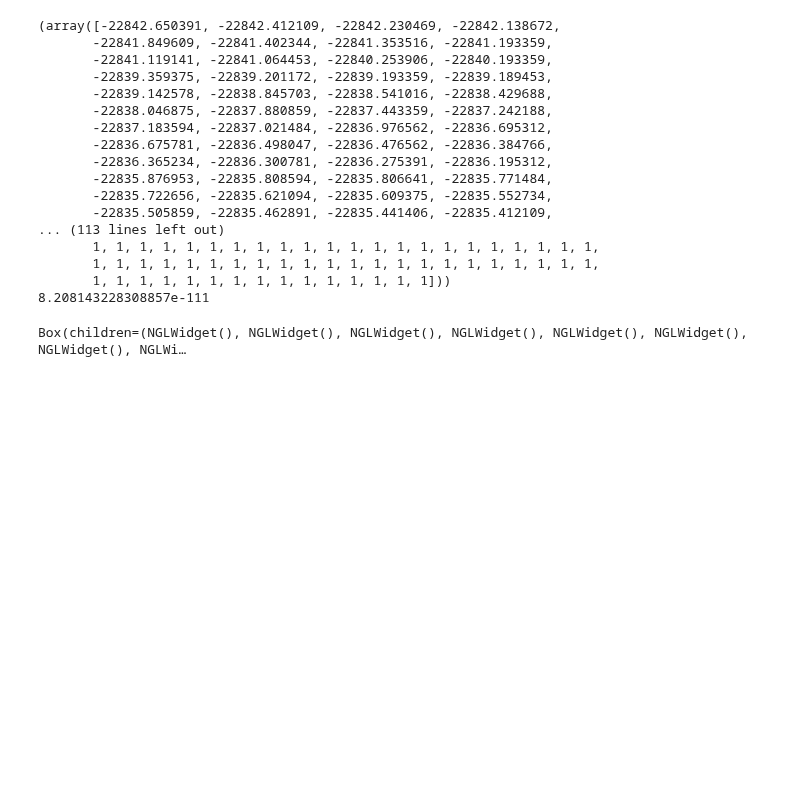
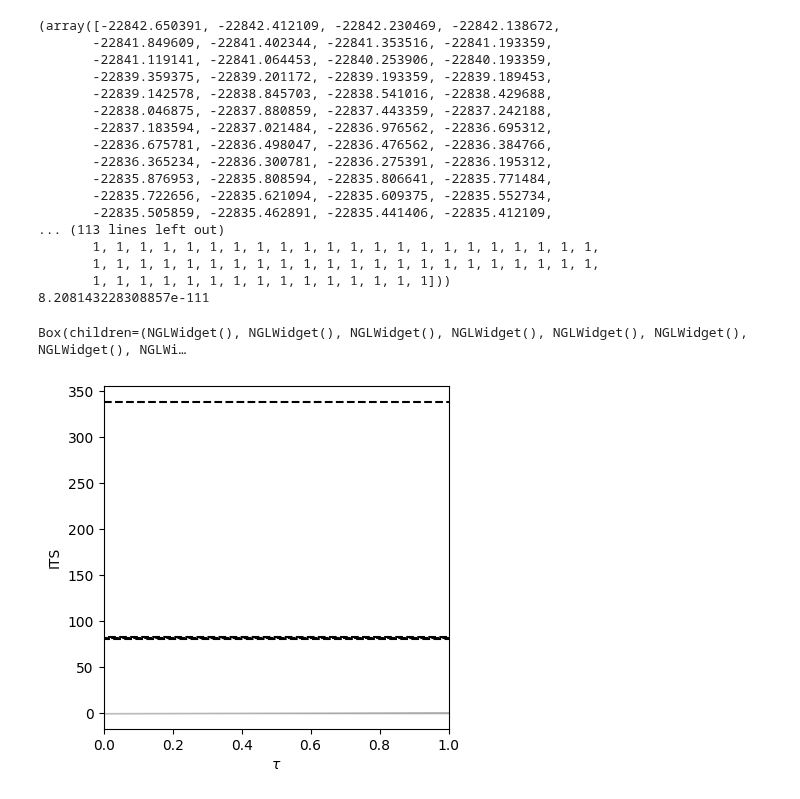
Before and after one commit to bkellerlab/molecularRotationalGrids, a Jupyter notebook: jupyter/FullGrid assignment and transition matrices.ipynb, the cells around one changed output. Drawn from its saved outputs; the diff is of its cells as text; code cells hidden in the pictures; blank space fills up the shorter version.

```diff
--- a/jupyter/FullGrid assignment and transition matrices.ipynb
+++ b/jupyter/FullGrid assignment and transition matrices.ipynb
@@ -383,7 +383,9 @@ display_all_views(all_views)
 # %% [output]
 Box(children=(NGLWidget(), NGLWidget(), NGLWidget(), NGLWidget(), NGLWidget(), NGLWidget(), NGLWidget(), NGLWi…
 # %%
-tp = TransitionPlot(sh_pt_full_ts, tau_array)
-tp.plot_its(5, as_line=False, save=False)
+tp = TransitionPlot(sh_pt_full_ts)
+tp.plot_its(5, as_line=True, save=False)
 #tp.ax.set_ylim(0, 5000)
 plt.show()
+# %% [output]
+[figure, added]
```
Also changed, not shown: parts of 1 cell of this notebook, 1 other file.
